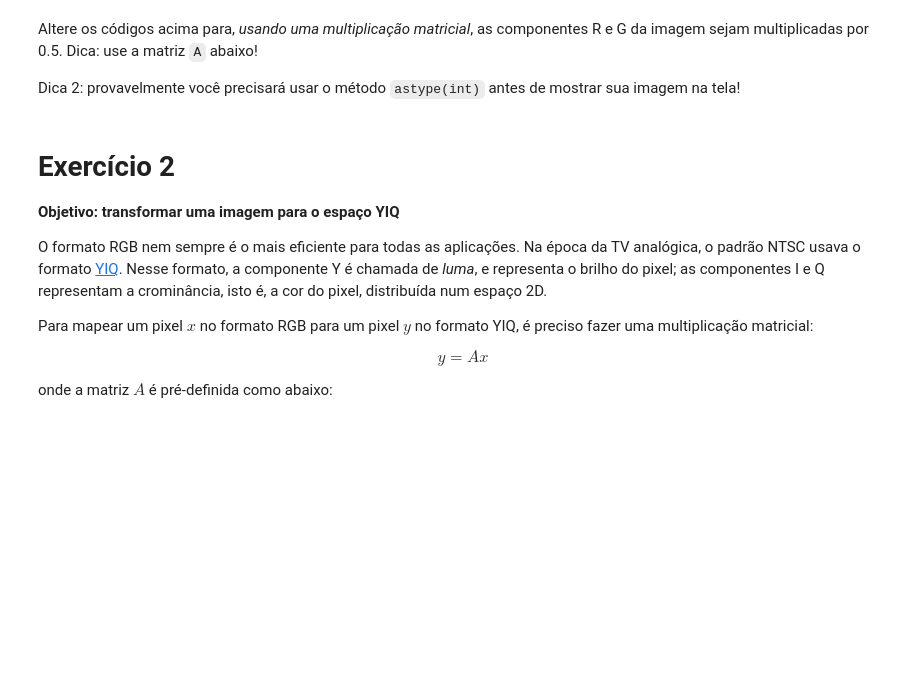
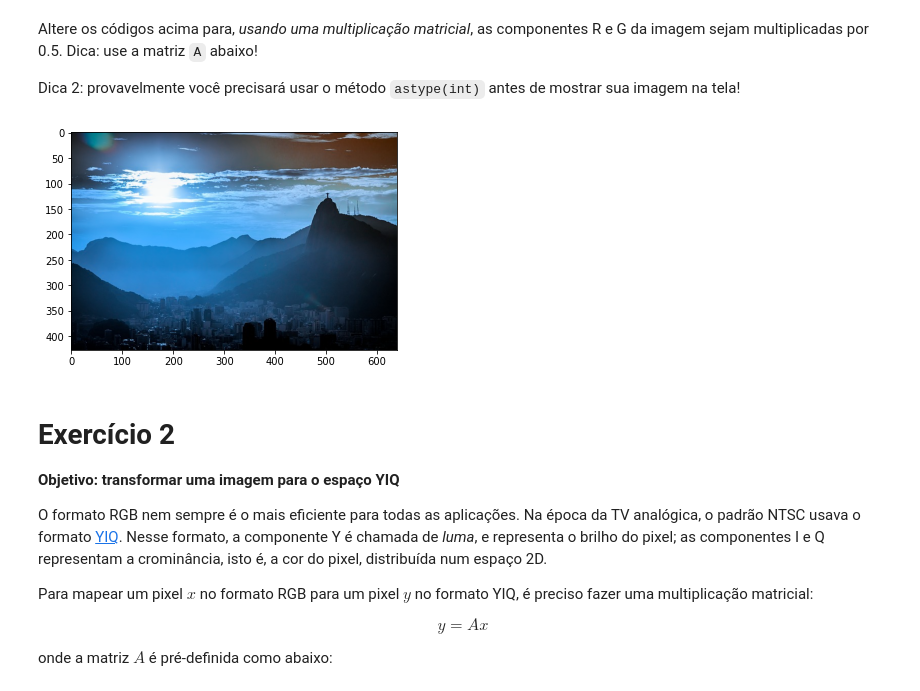
Before and after one commit to tiagoft/alglin-alunos, a Jupyter notebook: 04-bases.ipynb, the cells around one changed output. Saved outputs shown, nothing was run; the diff lists cells and outputs as text; code cells hidden in the pictures; blank space fills up the shorter version.

```diff
--- a/04-bases.ipynb
+++ b/04-bases.ipynb
@@ -52,3 +51,14 @@ A = np.array([[0.5, 0, 0], [0, 0.5, 0], [0, 0, 1]])
+# %%
+# Dica: use esta matriz para fazer a transformação:
+A = np.array([[0, 0, 1], [0, 1, 0], [1, 0, 0]])
+Y = A @ X #multiplica os componentes
+
+Y = Y.T.reshape(altura, largura, cores).astype(int) #transforma em int para plotar na tela novamente
+plt.figure()
+plt.imshow(Y)
+plt.show()
+# %% [output]
+[figure, added]
 # %% [markdown]
 # Exercício 2
 **Objetivo: transformar uma imagem para o espaço YIQ**
```
Also changed, not shown: parts of 27 cells of this notebook, 4 other files.
